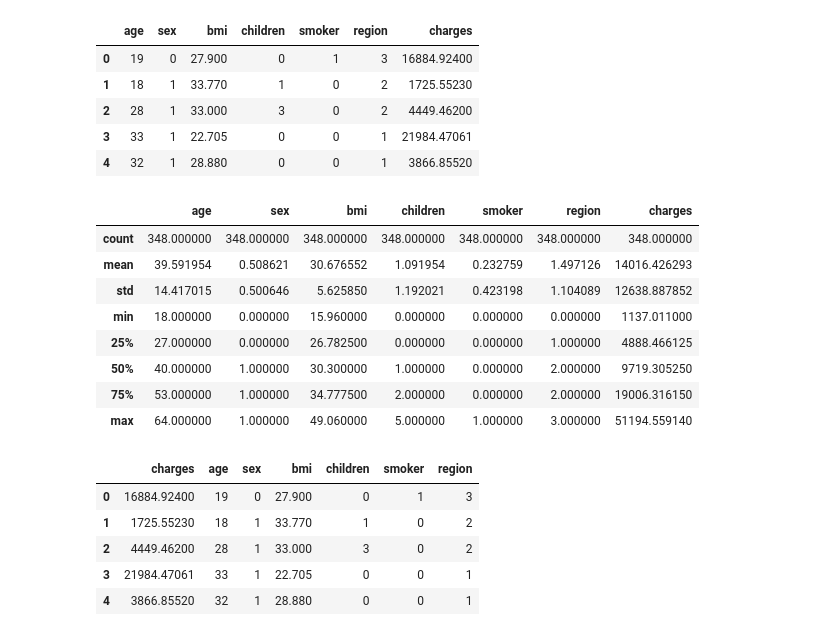
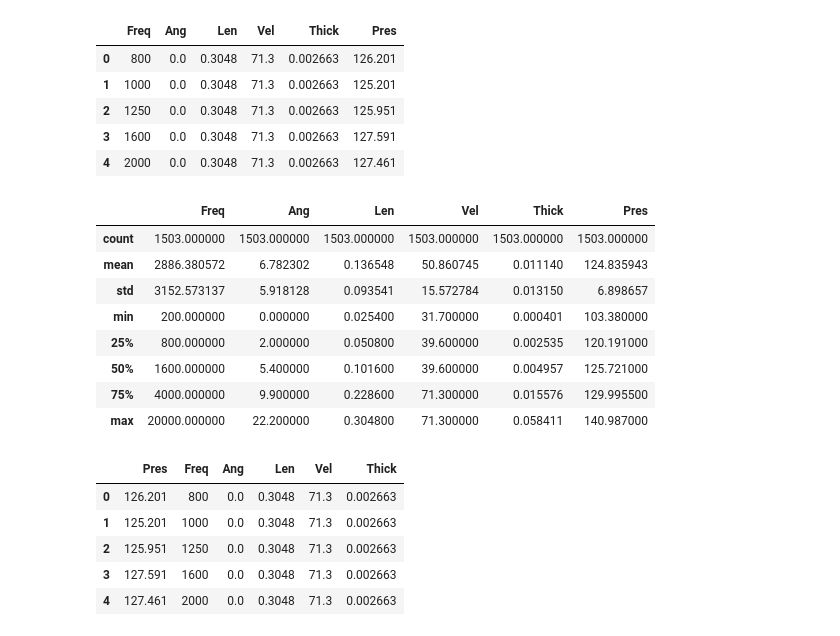
Before and after one commit to adityan18/Minor, a Jupyter notebook: DataSet/binary.ipynb, the cells around one changed output. Drawn from its saved outputs; the diff is of its cells as text; code cells hidden in the pictures.

```diff
--- a/DataSet/binary.ipynb
+++ b/DataSet/binary.ipynb
@@ -11,39 +11,41 @@ def convert(x):
     return int(y.bin(frac_dot=False), 2)
 # %%
 # df = pd.read_csv('winequality-red.csv')
-df = pd.read_csv('insurance.csv')
+# df = pd.read_csv('insurance.csv')
+df = pd.read_csv('airfoil_self_noise.dat', sep='\t')
 df.head()
 # %% [output]
-|  | age | sex | bmi | children | smoker | region | charges |
-| 0 | 19 | 0 | 27.900 | 0 | 1 | 3 | 16884.92400 |
-| 1 | 18 | 1 | 33.770 | 1 | 0 | 2 | 1725.55230 |
-| 2 | 28 | 1 | 33.000 | 3 | 0 | 2 | 4449.46200 |
-| 3 | 33 | 1 | 22.705 | 0 | 0 | 1 | 21984.47061 |
-| 4 | 32 | 1 | 28.880 | 0 | 0 | 1 | 3866.85520 |
+|  | Freq | Ang | Len | Vel | Thick | Pres |
+| 0 | 800 | 0.0 | 0.3048 | 71.3 | 0.002663 | 126.201 |
+| 1 | 1000 | 0.0 | 0.3048 | 71.3 | 0.002663 | 125.201 |
+| 2 | 1250 | 0.0 | 0.3048 | 71.3 | 0.002663 | 125.951 |
+| 3 | 1600 | 0.0 | 0.3048 | 71.3 | 0.002663 | 127.591 |
+| 4 | 2000 | 0.0 | 0.3048 | 71.3 | 0.002663 | 127.461 |
 # %%
 df.dropna
 df.describe()
 # %% [output]
-|  | age | sex | bmi | children | smoker | region | charges |
-| count | 348.000000 | 348.000000 | 348.000000 | 348.000000 | 348.000000 | 348.000000 | 348.000000 |
-| mean | 39.591954 | 0.508621 | 30.676552 | 1.091954 | 0.232759 | 1.497126 | 14016.426293 |
-| std | 14.417015 | 0.500646 | 5.625850 | 1.192021 | 0.423198 | 1.104089 | 12638.887852 |
-| min | 18.000000 | 0.000000 | 15.960000 | 0.000000 | 0.000000 | 0.000000 | 1137.011000 |
-| 25% | 27.000000 | 0.000000 | 26.782500 | 0.000000 | 0.000000 | 1.000000 | 4888.466125 |
-| 50% | 40.000000 | 1.000000 | 30.300000 | 1.000000 | 0.000000 | 2.000000 | 9719.305250 |
-| 75% | 53.000000 | 1.000000 | 34.777500 | 2.000000 | 0.000000 | 2.000000 | 19006.316150 |
-| max | 64.000000 | 1.000000 | 49.060000 | 5.000000 | 1.000000 | 3.000000 | 51194.559140 |
+|  | Freq | Ang | Len | Vel | Thick | Pres |
+| count | 1503.000000 | 1503.000000 | 1503.000000 | 1503.000000 | 1503.000000 | 1503.000000 |
+| mean | 2886.380572 | 6.782302 | 0.136548 | 50.860745 | 0.011140 | 124.835943 |
+| std | 3152.573137 | 5.918128 | 0.093541 | 15.572784 | 0.013150 | 6.898657 |
+| min | 200.000000 | 0.000000 | 0.025400 | 31.700000 | 0.000401 | 103.380000 |
+| 25% | 800.000000 | 2.000000 | 0.050800 | 39.600000 | 0.002535 | 120.191000 |
+| 50% | 1600.000000 | 5.400000 | 0.101600 | 39.600000 | 0.004957 | 125.721000 |
+| 75% | 4000.000000 | 9.900000 | 0.228600 | 71.300000 | 0.015576 | 129.995500 |
+| max | 20000.000000 | 22.200000 | 0.304800 | 71.300000 | 0.058411 | 140.987000 |
 # %%
-df.insert(0, 'charges', df.pop('charges'))
+# df.insert(0, 'charges', df.pop('charges'))
+df.insert(0, 'Pres', df.pop('Pres'))
 # df.insert(0, 'quality', df.pop('quality'))
 df.head()
 # %% [output]
-|  | charges | age | sex | bmi | children | smoker | region |
-| 0 | 16884.92400 | 19 | 0 | 27.900 | 0 | 1 | 3 |
-| 1 | 1725.55230 | 18 | 1 | 33.770 | 1 | 0 | 2 |
-| 2 | 4449.46200 | 28 | 1 | 33.000 | 3 | 0 | 2 |
-| 3 | 21984.47061 | 33 | 1 | 22.705 | 0 | 0 | 1 |
-| 4 | 3866.85520 | 32 | 1 | 28.880 | 0 | 0 | 1 |
+|  | Pres | Freq | Ang | Len | Vel | Thick |
+| 0 | 126.201 | 800 | 0.0 | 0.3048 | 71.3 | 0.002663 |
+| 1 | 125.201 | 1000 | 0.0 | 0.3048 | 71.3 | 0.002663 |
+| 2 | 125.951 | 1250 | 0.0 | 0.3048 | 71.3 | 0.002663 |
+| 3 | 127.591 | 1600 | 0.0 | 0.3048 | 71.3 | 0.002663 |
+| 4 | 127.461 | 2000 | 0.0 | 0.3048 | 71.3 | 0.002663 |
 # %%
 # df = df.drop(['hasGuestRoom', 'hasStorageRoom'], axis=1)
 # df.describe()
```
Also changed, not shown: parts of 8 cells of this notebook, 21 other files.
